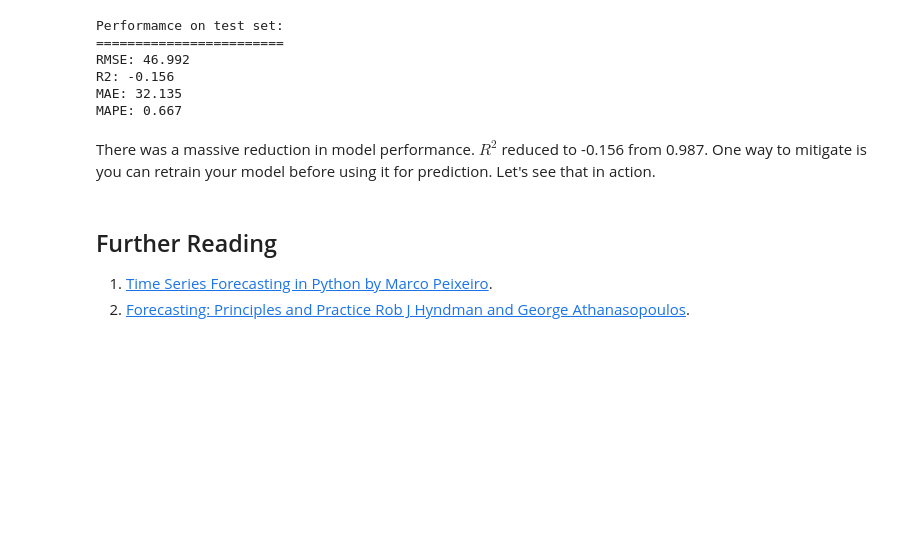
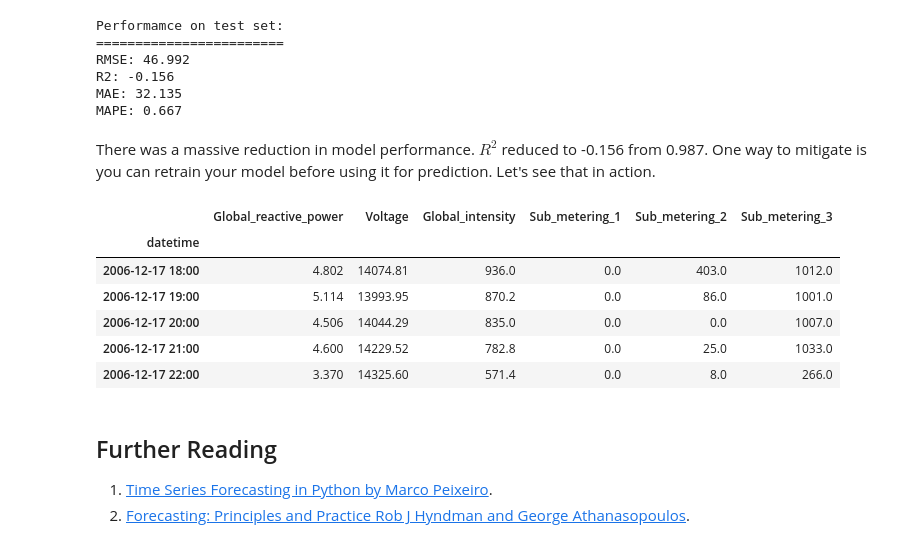
Before and after one commit to Ibrahim-Ola/time-series-python, a Jupyter notebook: SARIMA.ipynb, the cells around one changed output. Drawn from its saved outputs; the diff is of its cells as text; code cells hidden in the pictures; blank space fills up the shorter version.

```diff
--- a/SARIMA.ipynb
+++ b/SARIMA.ipynb
@@ -495,3 +495,30 @@ MAE: 32.135
 MAPE: 0.667
 # %% [markdown]
 There was a massive reduction in model performance. $R^2$ reduced to -0.156 from 0.987. One way to mitigate is you can retrain your model before using it for prediction. Let's see that in action.
+# %%
+non_seasonal_order, seasonal_order, seasonl_period =(2, 1, 1), (2, 0, 0), 24
+train_exo, train_endo=full_train.drop(['Global_active_power', 'day_sin', 'day_cos'], axis=1), full_train[['Global_active_power']]
+test_exo, test_endo=test_df.drop(['Global_active_power', 'day_sin', 'day_cos'], axis=1), test_df[['Global_active_power']]
+# %%
+def set_index_from_list(df, idx):
+    df.index = idx
+    return df
+
+new_train_endo=train_endo.iloc[24:,]
+
+new_train_exo=(
+    train_exo.shift(24)
+    .dropna()
+    .reset_index(drop=True)
+    .pipe(set_index_from_list, new_train_endo.index)
+)
+
+new_train_exo.head()
+# %% [output]
+|  | Global_reactive_power | Voltage | Global_intensity | Sub_metering_1 | Sub_metering_2 | Sub_metering_3 |
+| datetime |  |  |  |  |  |  |
+| 2006-12-17 18:00 | 4.802 | 14074.81 | 936.0 | 0.0 | 403.0 | 1012.0 |
+| 2006-12-17 19:00 | 5.114 | 13993.95 | 870.2 | 0.0 | 86.0 | 1001.0 |
+| 2006-12-17 20:00 | 4.506 | 14044.29 | 835.0 | 0.0 | 0.0 | 1007.0 |
+| 2006-12-17 21:00 | 4.600 | 14229.52 | 782.8 | 0.0 | 25.0 | 1033.0 |
+| 2006-12-17 22:00 | 3.370 | 14325.60 | 571.4 | 0.0 | 8.0 | 266.0 |
```
Also changed, not shown: parts of 1 cell of this notebook.
